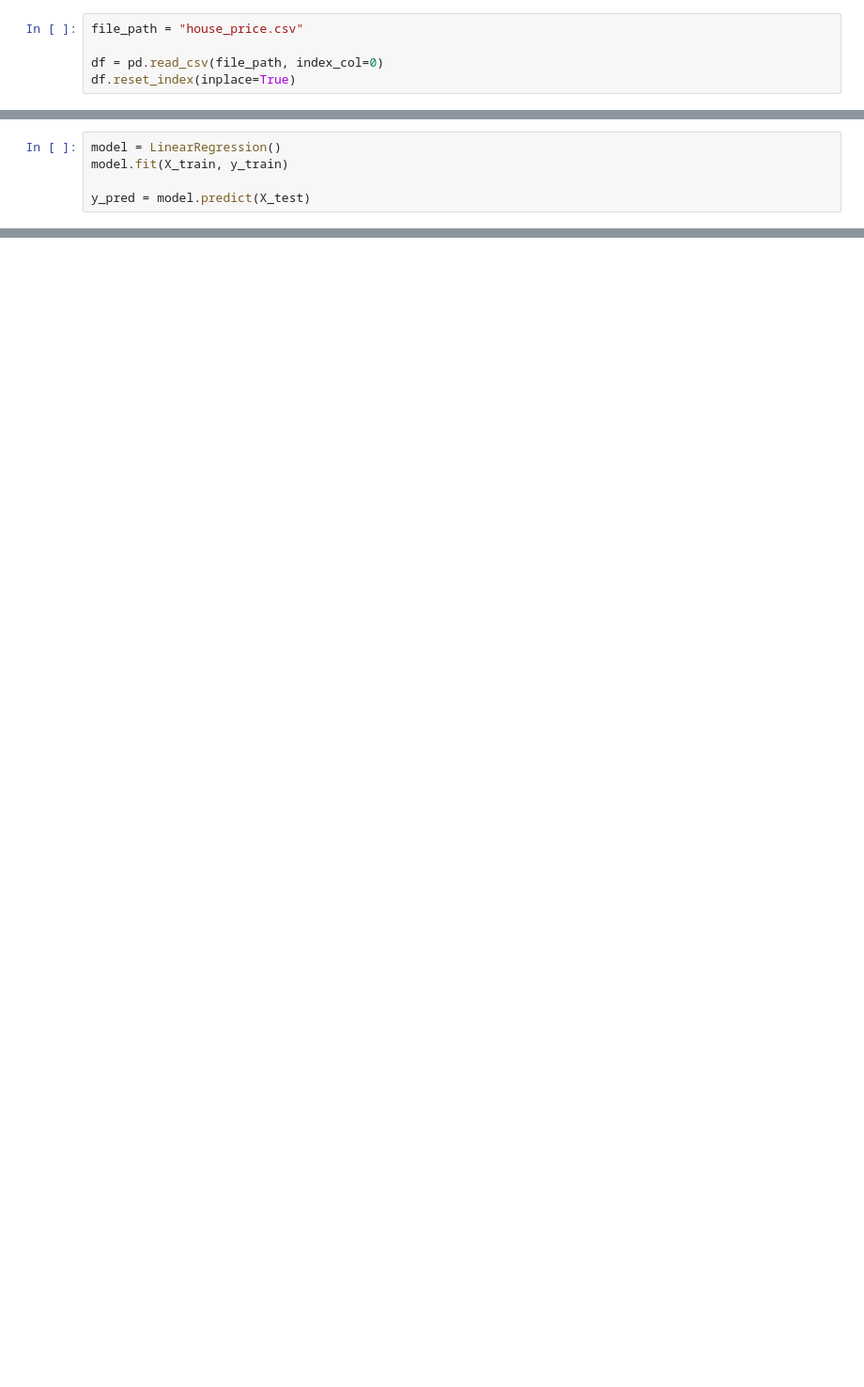
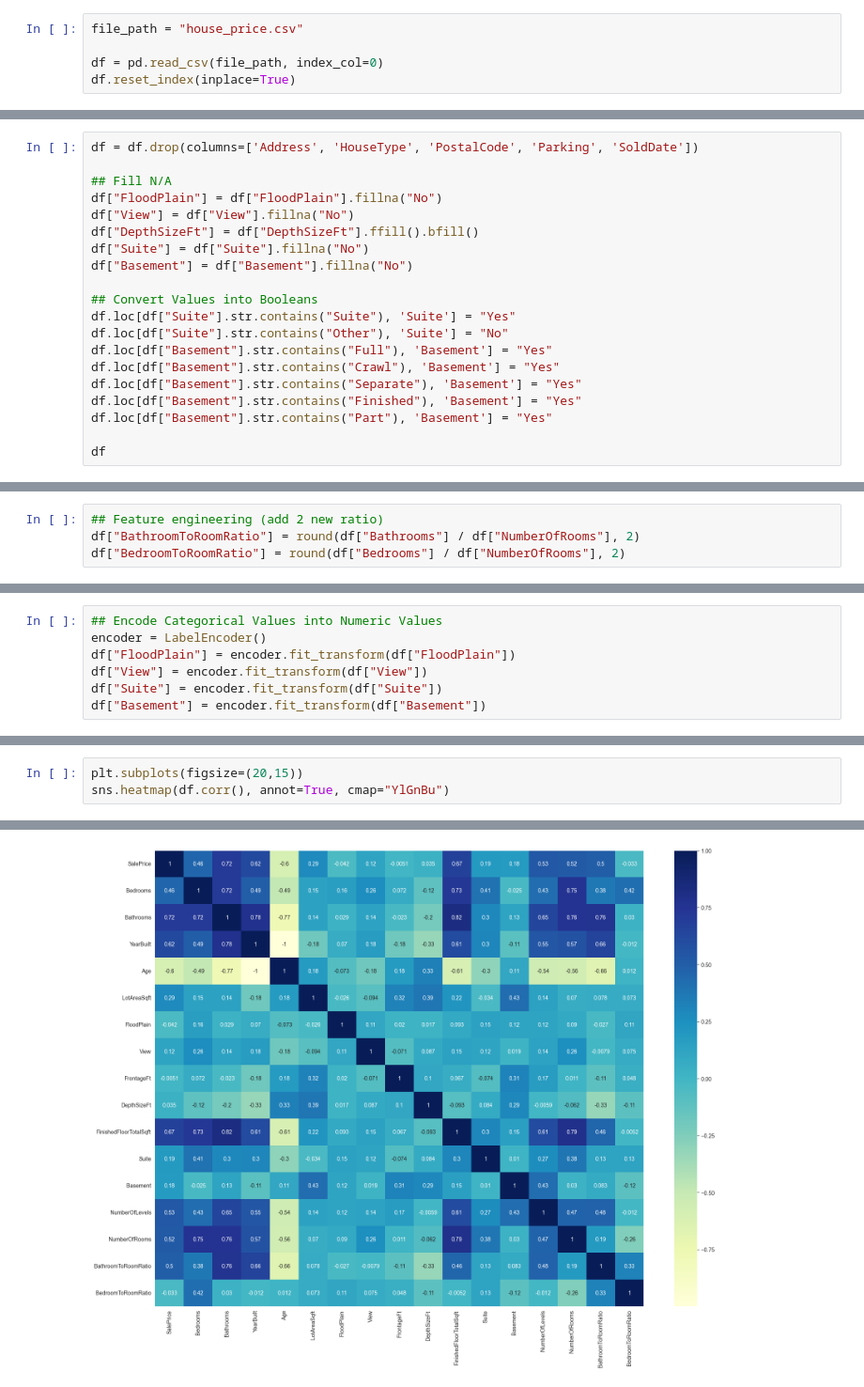
Before and after one commit to andy277/final_project_house_price, a Jupyter notebook: final_model.ipynb, the cells around one changed output, grey strips where cells are left out. Shown at 94% size. Saved outputs shown, nothing was run; the diff lists cells and outputs as text; blank space fills up the shorter version.

```diff
--- a/final_model.ipynb
+++ b/final_model.ipynb
@@ -24,5 +16,20 @@ X_train, X_test, y_train, y_test = train_test_split(X, y, test_size=0.2, random_
 # %%
-model = LinearRegression()
-model.fit(X_train, y_train)
+df = df.drop(columns=['Address', 'HouseType', 'PostalCode', 'Parking', 'SoldDate'])
 
-y_pred = model.predict(X_test)
+## Fill N/A
+df["FloodPlain"] = df["FloodPlain"].fillna("No")
+df["View"] = df["View"].fillna("No")
+df["DepthSizeFt"] = df["DepthSizeFt"].ffill().bfill()
+df["Suite"] = df["Suite"].fillna("No")
+df["Basement"] = df["Basement"].fillna("No")
+
+## Convert Values into Booleans
+df.loc[df["Suite"].str.contains("Suite"), 'Suite'] = "Yes"
+df.loc[df["Suite"].str.contains("Other"), 'Suite'] = "No"
+df.loc[df["Basement"].str.contains("Full"), 'Basement'] = "Yes"
+df.loc[df["Basement"].str.contains("Crawl"), 'Basement'] = "Yes"
+df.loc[df["Basement"].str.contains("Separate"), 'Basement'] = "Yes"
+df.loc[df["Basement"].str.contains("Finished"), 'Basement'] = "Yes"
+df.loc[df["Basement"].str.contains("Part"), 'Basement'] = "Yes"
+
+df
@@ -29 +50,5 @@ y_pred = model.predict(X_test)
+# %%
+## Feature engineering (add 2 new ratio)
+df["BathroomToRoomRatio"] = round(df["Bathrooms"] / df["NumberOfRooms"], 2)
+df["BedroomToRoomRatio"] = round(df["Bedrooms"] / df["NumberOfRooms"], 2)
 # %%
@@ -36,0 +99,7 @@ R^2 Score: 0.7716759208808381
+# %%
+## Encode Categorical Values into Numeric Values
+encoder = LabelEncoder()
+df["FloodPlain"] = encoder.fit_transform(df["FloodPlain"])
+df["View"] = encoder.fit_transform(df["View"])
+df["Suite"] = encoder.fit_transform(df["Suite"])
+df["Basement"] = encoder.fit_transform(df["Basement"])
@@ -36,0 +122,4 @@ R^2 Score: 0.7716759208808381
+# %%
+plt.subplots(figsize=(20,15))
+sns.heatmap(df.corr(), annot=True, cmap="YlGnBu")
+# %% [output]
@@ -36,0 +127 @@ R^2 Score: 0.7716759208808381
+[figure, added]
```
Also changed, not shown: parts of 15 cells of this notebook, 2 other files.
